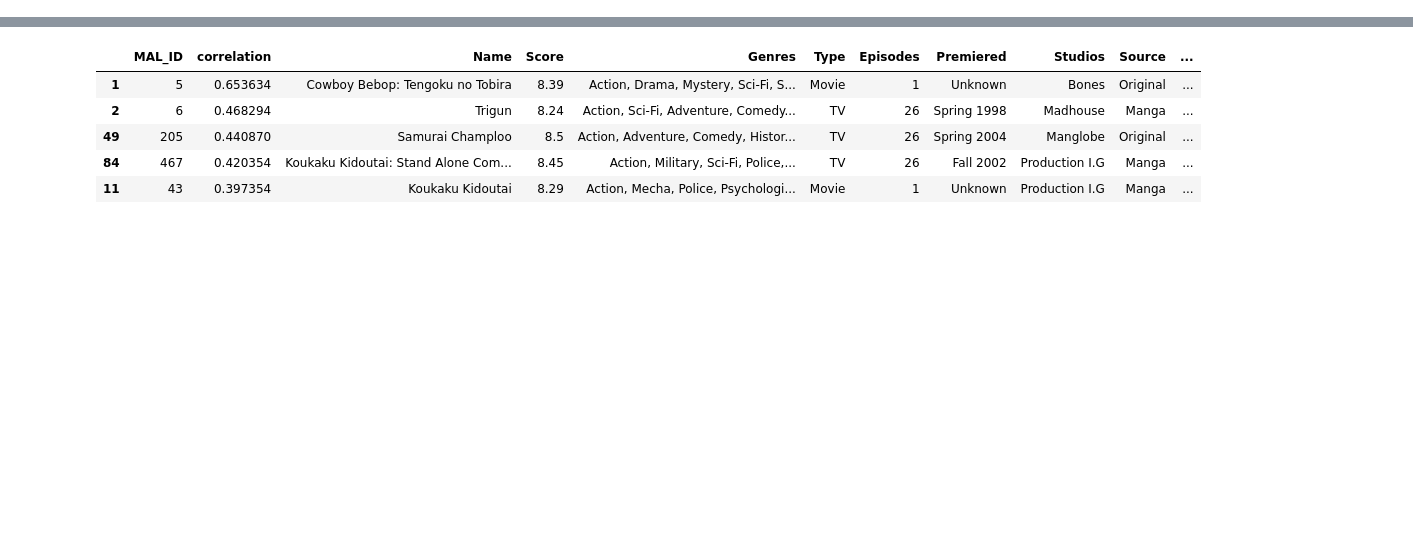
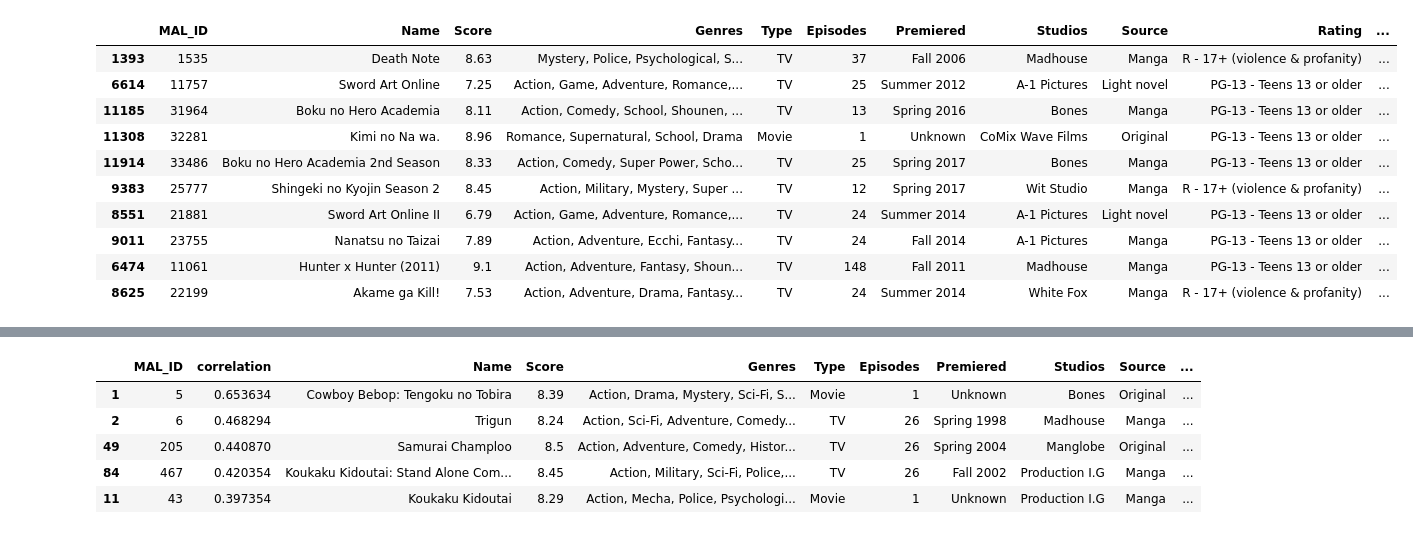
Before and after one commit to jshen1110/anime_recommendation, a Jupyter notebook: unsupervised_knn.ipynb, the cells around one changed output, grey strips where cells are left out. Saved outputs shown, nothing was run; the diff lists cells and outputs as text; code cells hidden in the pictures; blank space fills up the shorter version.

```diff
--- a/unsupervised_knn.ipynb
+++ b/unsupervised_knn.ipynb
@@ -131,4 +0,0 @@ def populate_user_anime_dict(user_id):
-# %%
-for index, row in ranking.iterrows():
-    user_id  = index
-    populate_user_anime_dict(user_id)
@@ -287,0 +152,3 @@ recommendation_user_based_knn
+# %%
+anime_matrix_UII_user_based = rating_popular_anime.pivot_table(index='MAL_ID', columns='user_id', values='rating').fillna(0)
+anime_matrix_UII_user_based.head()
@@ -288,3 +164,42 @@ recommendation_user_based_knn
+# %%
+def predict_user_based(input_u_ID, recommend_count):
+    user_rating_input = anime_matrix_UII_user_based[input_u_ID]
+    similar_to_input_anime = anime_matrix_UII_user_based.corrwith(user_rating_input)
+    corr_input = pd.DataFrame(similar_to_input_anime, columns=['correlation'])
+    corr_input.dropna(inplace=True)
+    corr_input.reset_index(inplace=True)
+    corr_input = corr_input[(corr_input['user_id'].isin(top_users.index))]
+    corr_input.drop(corr_input.index[corr_input['user_id'] == input_u_ID], inplace=True)
+    corr_input = corr_input.sort_values(by='correlation', ascending=False).head(recommend_count+1)
+    return corr_input
+# %%
+def recommend_user_based(user_id_input):
+    rec = []
+    # we will find the closest 10 users
+    similar_users = predict_user_based(user_id_input, 10)
+    u_groups=rating_popular_anime.groupby('user_id')
+    user_current_history = u_groups.get_group(user_id_input)['MAL_ID'].tolist()
+    for index, s_user in similar_users.iterrows():
+        # based on similar users watching rating history, make recommendation
+        similar_user_rec = u_groups.get_group(s_user[0]).sort_values(by='rating')
+        similar_user_rec_mal_id = similar_user_rec['MAL_ID'].tolist()
+        rec.extend([x for x in similar_user_rec_mal_id if x not in user_current_history])
+
+    return animes_popular[animes_popular['MAL_ID'].isin(rec)][:10]
+
+recommend_user_based(478)
+# %% [output]
+|  | MAL_ID | Name | Score | Genres | Type | Episodes | Premiered | Studios | Source | Rating | ... |
+| 1393 | 1535 | Death Note | 8.63 | Mystery, Police, Psychological, S... | TV | 37 | Fall 2006 | Madhouse | Manga | R - 17+ (violence & profanity) | ... |
+| 6614 | 11757 | Sword Art Online | 7.25 | Action, Game, Adventure, Romance,... | TV | 25 | Summer 2012 | A-1 Pictures | Light novel | PG-13 - Teens 13 or older | ... |
+| 11185 | 31964 | Boku no Hero Academia | 8.11 | Action, Comedy, School, Shounen, ... | TV | 13 | Spring 2016 | Bones | Manga | PG-13 - Teens 13 or older | ... |
+| 11308 | 32281 | Kimi no Na wa. | 8.96 | Romance, Supernatural, School, Drama | Movie | 1 | Unknown | CoMix Wave Films | Original | PG-13 - Teens 13 or older | ... |
+| 11914 | 33486 | Boku no Hero Academia 2nd Season | 8.33 | Action, Comedy, Super Power, Scho... | TV | 25 | Spring 2017 | Bones | Manga | PG-13 - Teens 13 or older | ... |
+| 9383 | 25777 | Shingeki no Kyojin Season 2 | 8.45 | Action, Military, Mystery, Super ... | TV | 12 | Spring 2017 | Wit Studio | Manga | R - 17+ (violence & profanity) | ... |
+| 8551 | 21881 | Sword Art Online II | 6.79 | Action, Game, Adventure, Romance,... | TV | 24 | Summer 2014 | A-1 Pictures | Light novel | PG-13 - Teens 13 or older | ... |
+| 9011 | 23755 | Nanatsu no Taizai | 7.89 | Action, Adventure, Ecchi, Fantasy... | TV | 24 | Fall 2014 | A-1 Pictures | Manga | PG-13 - Teens 13 or older | ... |
+| 6474 | 11061 | Hunter x Hunter (2011) | 9.1 | Action, Adventure, Fantasy, Shoun... | TV | 148 | Fall 2011 | Madhouse | Manga | PG-13 - Teens 13 or older | ... |
+| 8625 | 22199 | Akame ga Kill! | 7.53 | Action, Adventure, Drama, Fantasy... | TV | 24 | Summer 2014 | White Fox | Manga | R - 17+ (violence & profanity) | ... |
 # %%
 evaluate_unsupervised(recommend_user_based)
 # %% [output]
```
Also changed, not shown: parts of 54 cells of this notebook, 1 other file.
